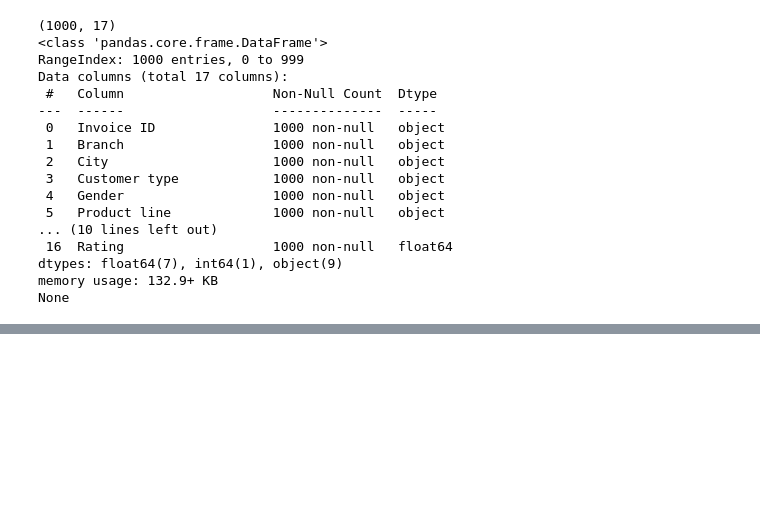
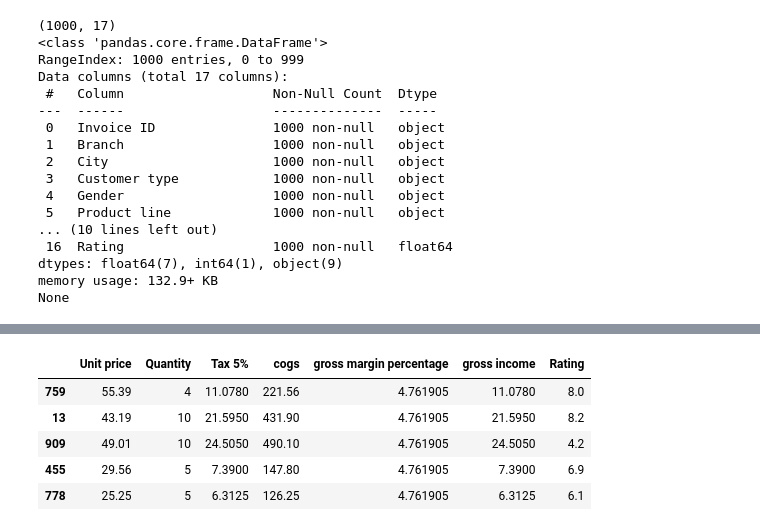
Before and after one commit to h-sutiwas/personal-project, a Jupyter notebook: Sales Retail/analysis.ipynb, the cells around one changed output, grey strips where cells are left out. Saved outputs shown, nothing was run; the diff lists cells and outputs as text; code cells hidden in the pictures; blank space fills up the shorter version.

```diff
--- a/Sales Retail/analysis.ipynb
+++ b/Sales Retail/analysis.ipynb
@@ -45,0 +123,10 @@ None
+# %%
+num_data = X_train_copy.select_dtypes(exclude=["object"])
+num_data.head()
+# %% [output]
+|  | Unit price | Quantity | Tax 5% | cogs | gross margin percentage | gross income | Rating |
+| 759 | 55.39 | 4 | 11.0780 | 221.56 | 4.761905 | 11.0780 | 8.0 |
+| 13 | 43.19 | 10 | 21.5950 | 431.90 | 4.761905 | 21.5950 | 8.2 |
+| 909 | 49.01 | 10 | 24.5050 | 490.10 | 4.761905 | 24.5050 | 4.2 |
+| 455 | 29.56 | 5 | 7.3900 | 147.80 | 4.761905 | 7.3900 | 6.9 |
+| 778 | 25.25 | 5 | 6.3125 | 126.25 | 4.761905 | 6.3125 | 6.1 |
```
Also changed, not shown: parts of 8 cells of this notebook.
